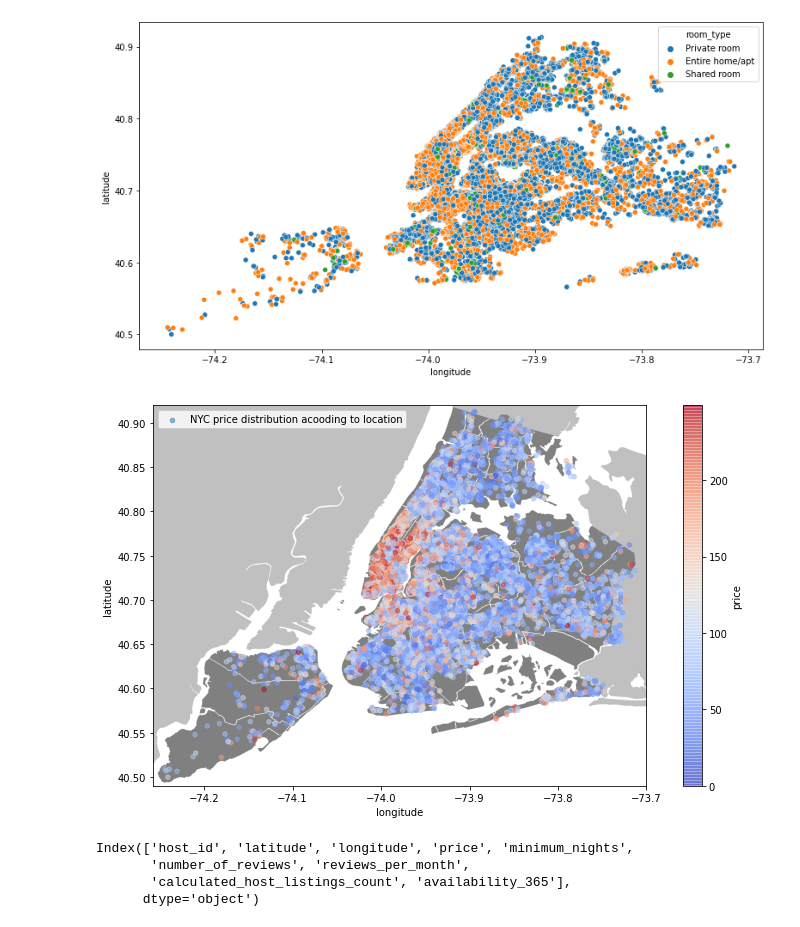
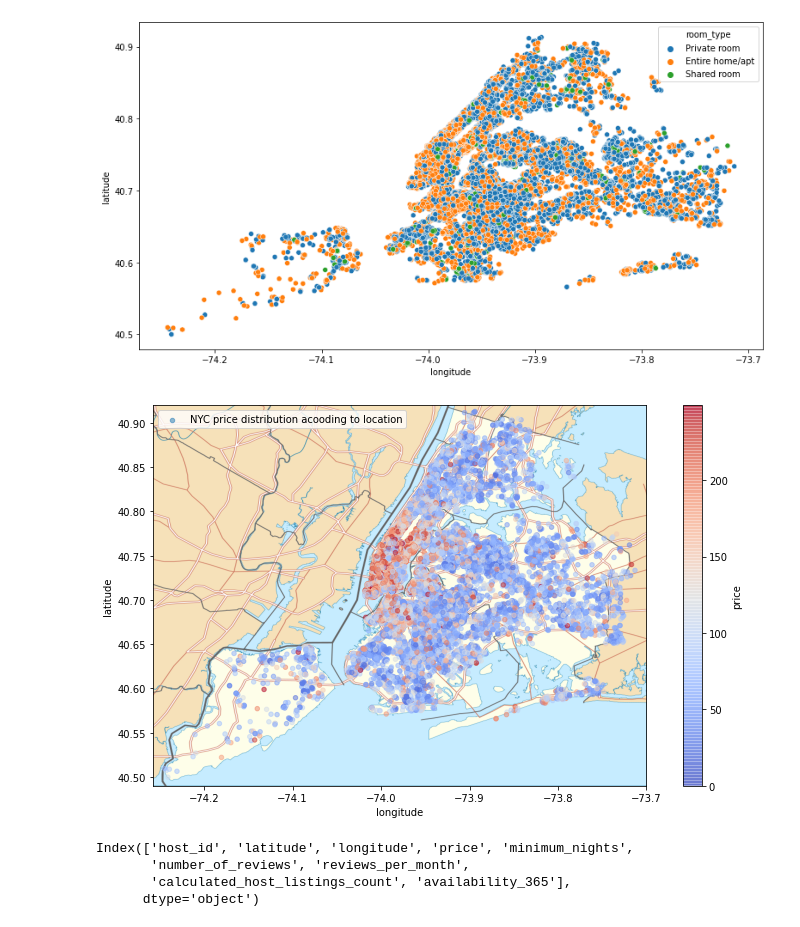
Before and after one commit to mohammedmoin44/EDA-Airbnb-NYC, a Jupyter notebook: Airbnb_Bookings_Analysis_Capstone_Project.ipynb, the cells around one changed output. Drawn from its saved outputs; the diff is of its cells as text; code cells hidden in the pictures.

```diff
--- a/Airbnb_Bookings_Analysis_Capstone_Project.ipynb
+++ b/Airbnb_Bookings_Analysis_Capstone_Project.ipynb
@@ -511,17 +511,20 @@ import matplotlib.image as image
 # %%
-with cbook.get_sample_data('/content/drive/My Drive/Neighbourhoods_New_York_City_Map.png') as file:
-    nyc = image.imread(file)
+#getting image using URL
+urllib.request.urlretrieve(
+  'https://upload.wikimedia.org/wikipedia/commons/thumb/9/97/USA_New_York_City_location_map.svg/812px-USA_New_York_City_location_map.svg.png',
+   "gfg.png")
+nyc = image.imread("gfg.png")
+plt.figure(figsize=(13,7))
 #scaling the image based on the latitude and longitude max and mins
-plt.figure(figsize=(13,7))
 plt.imshow(nyc,zorder=0,extent=[-74.258, -73.7, 40.49,40.92])
 ax=plt.gca()
 #plotting
 df_n.plot(kind='scatter', x='longitude', y='latitude',label='NYC price distribution acooding to location', c='price', ax=ax,
            cmap='coolwarm', colorbar=True, alpha=0.5, zorder=4)
 plt.legend()
 plt.show()
 # %% [output]
-[figure, old version]
+[figure, new version]
 # %%
 df_n.select_dtypes(include=['float64','int64']).columns
 # %% [output]
```
Also changed, not shown: parts of 2 cells of this notebook.
